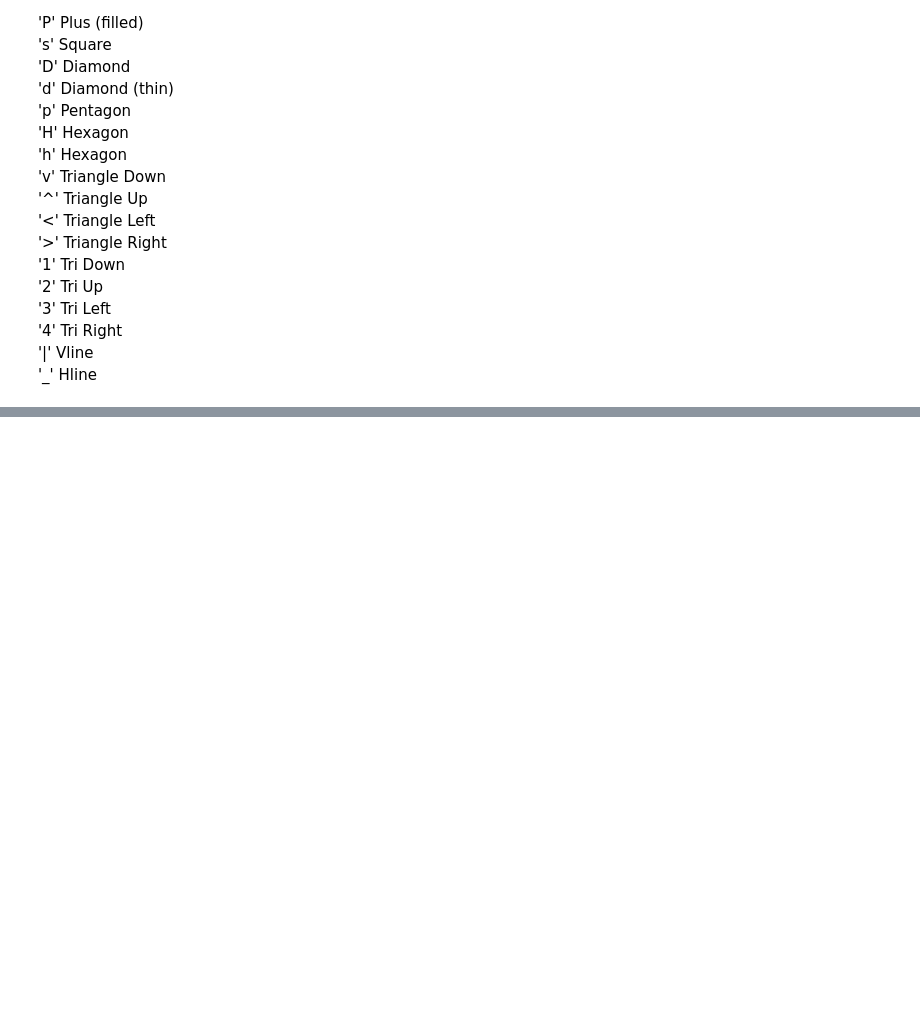
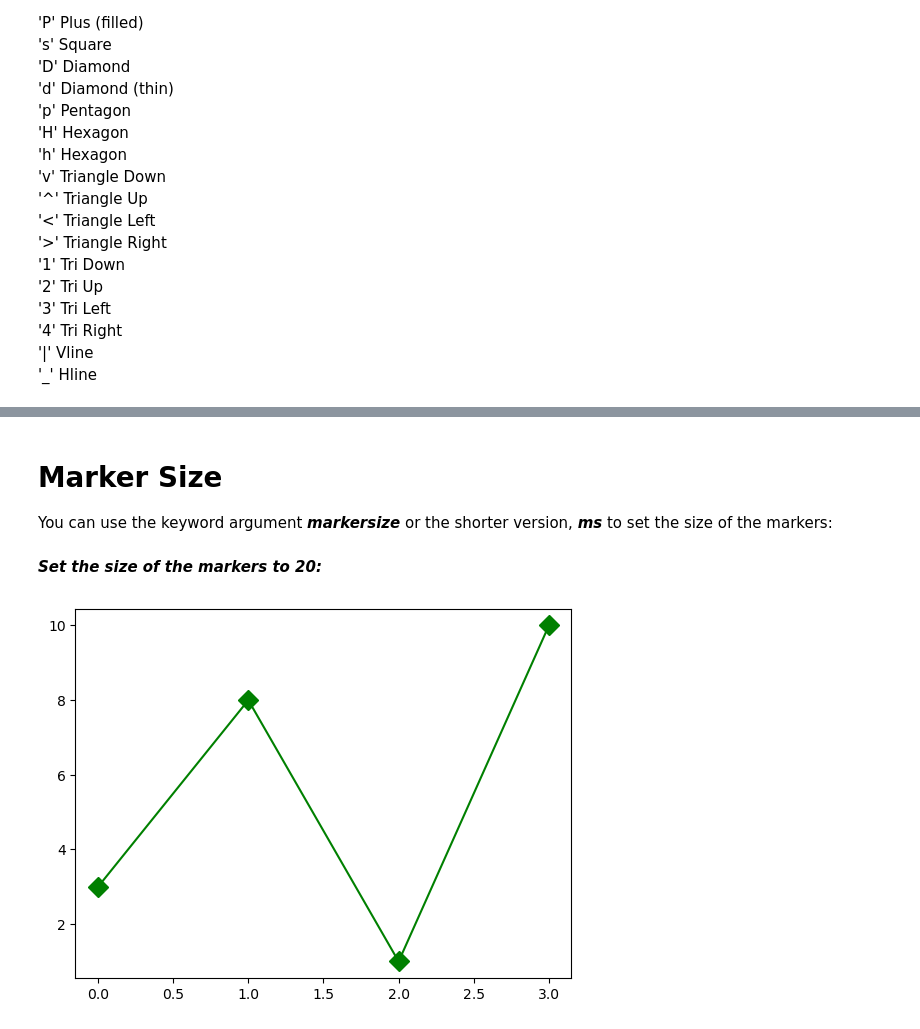
Before and after one commit to jabedkhanjb/Matplotlib, a Jupyter notebook: Matplotlib 4 Markers/Matplotlib Markers.ipynb, the cells around one changed output, grey strips where cells are left out. Drawn from its saved outputs; the diff is of its cells as text; code cells hidden in the pictures; blank space fills up the shorter version.

```diff
--- a/Matplotlib 4 Markers/Matplotlib Markers.ipynb
+++ b/Matplotlib 4 Markers/Matplotlib Markers.ipynb
@@ -72,0 +114,16 @@ This parameter is also called <b>fmt</b>, and is written with this syntax:
+# %% [markdown]
+# Marker Size
+
+You can use the keyword argument <i><b>markersize</b></i> or the shorter version, <i><b>ms</b></i> to set the size of the markers:
+# %% [markdown]
+<i><b>Set the size of the markers to 20:</b></i>
+# %%
+import matplotlib.pyplot as plt
+import numpy as np
+
+ypoints = np.array([3, 8, 1, 10])
+
+plt.plot(ypoints, "D-g", ms = 10)
+plt.show()
+# %% [output]
+[figure, added]
```
Also changed, not shown: parts of 17 cells of this notebook.
